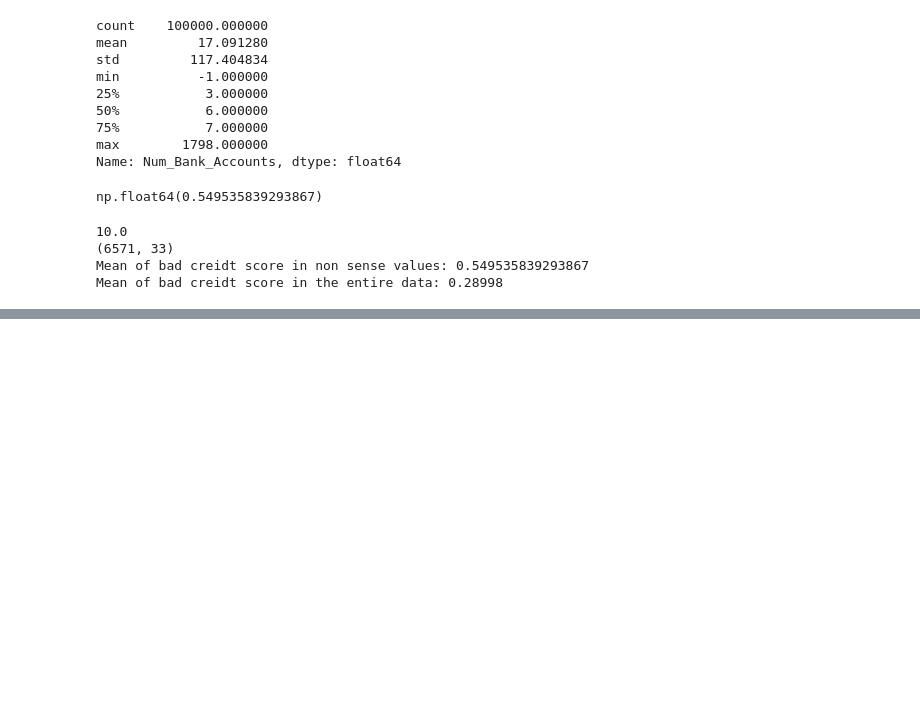
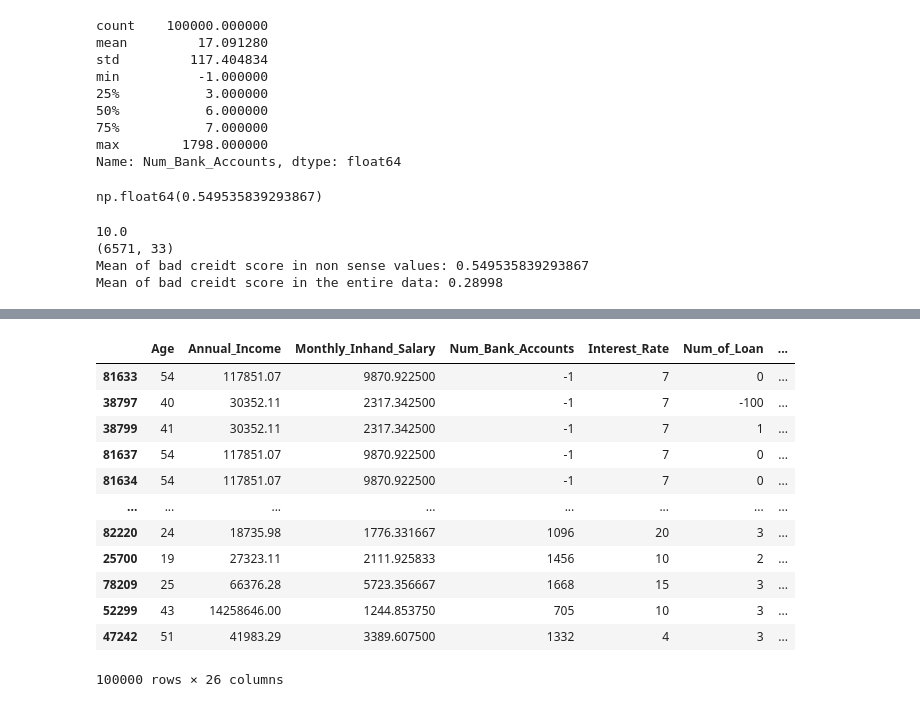
Before and after one commit to FerCorcuera/Credit-Score-Classification, a Jupyter notebook: notebooks/03_feature_engineering.ipynb, the cells around one changed output, grey strips where cells are left out. Drawn from its saved outputs; the diff is of its cells as text; code cells hidden in the pictures; blank space fills up the shorter version.

```diff
--- a/notebooks/03_feature_engineering.ipynb
+++ b/notebooks/03_feature_engineering.ipynb
@@ -313,0 +320,16 @@ plt.show()
+# %%
+df[numeric_features]
+# %% [output]
+|  | Age | Annual_Income | Monthly_Inhand_Salary | Num_Bank_Accounts | Interest_Rate | Num_of_Loan | ... |
+| 81633 | 54 | 117851.07 | 9870.922500 | -1 | 7 | 0 | ... |
+| 38797 | 40 | 30352.11 | 2317.342500 | -1 | 7 | -100 | ... |
+| 38799 | 41 | 30352.11 | 2317.342500 | -1 | 7 | 1 | ... |
+| 81637 | 54 | 117851.07 | 9870.922500 | -1 | 7 | 0 | ... |
+| 81634 | 54 | 117851.07 | 9870.922500 | -1 | 7 | 0 | ... |
+| ... | ... | ... | ... | ... | ... | ... | ... |
+| 82220 | 24 | 18735.98 | 1776.331667 | 1096 | 20 | 3 | ... |
+| 25700 | 19 | 27323.11 | 2111.925833 | 1456 | 10 | 2 | ... |
+| 78209 | 25 | 66376.28 | 5723.356667 | 1668 | 15 | 3 | ... |
+| 52299 | 43 | 14258646.00 | 1244.853750 | 705 | 10 | 3 | ... |
+| 47242 | 51 | 41983.29 | 3389.607500 | 1332 | 4 | 3 | ... |
+100000 rows × 26 columns
```
Also changed, not shown: parts of 6 cells of this notebook, 3 other files.
